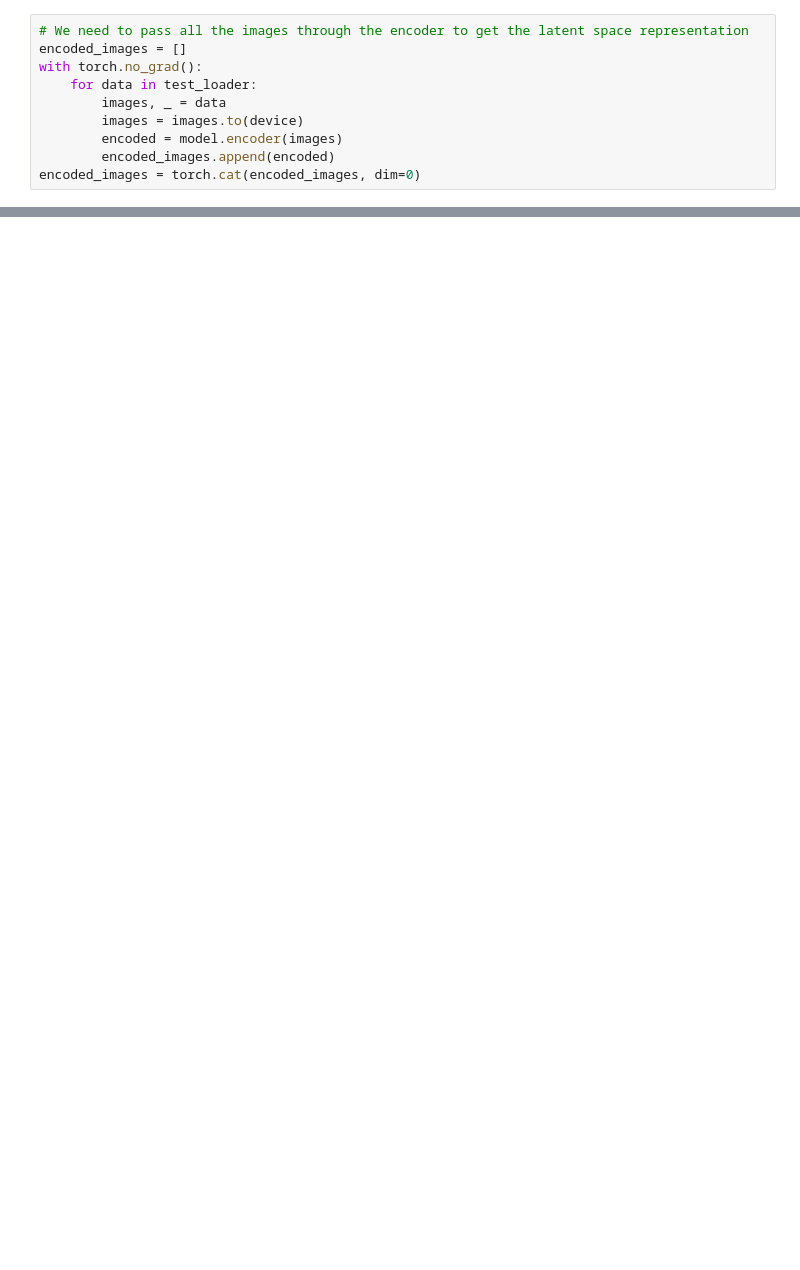
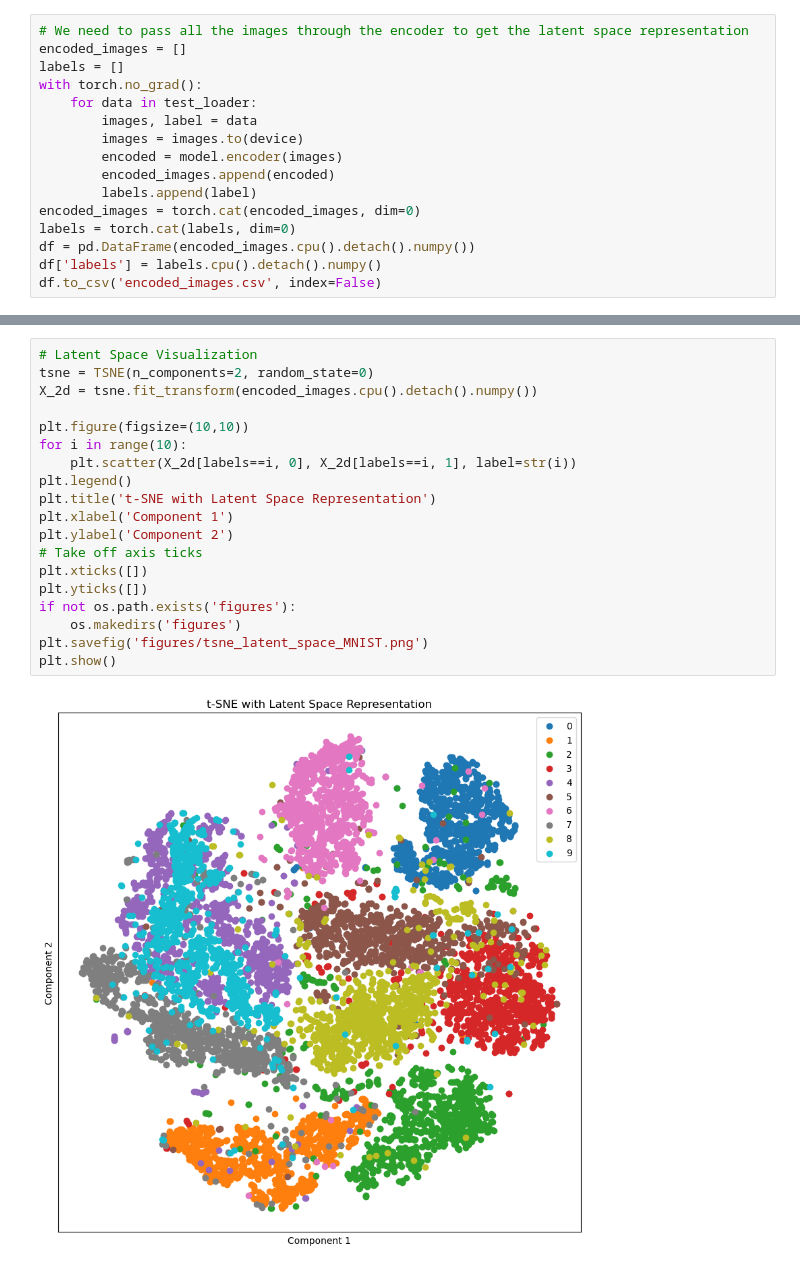
Before and after one commit to CesarAugusto14/studying_interpretability, a Jupyter notebook: autoencoder.ipynb, the cells around one changed output, grey strips where cells are left out. Saved outputs shown, nothing was run; the diff lists cells and outputs as text; blank space fills up the shorter version.

```diff
--- a/autoencoder.ipynb
+++ b/autoencoder.ipynb
@@ -310,10 +320,16 @@ plt.show()
 # %%
 # We need to pass all the images through the encoder to get the latent space representation
 encoded_images = []
+labels = []
 with torch.no_grad():
     for data in test_loader:
-        images, _ = data
+        images, label = data
         images = images.to(device)
         encoded = model.encoder(images)
         encoded_images.append(encoded)
+        labels.append(label)
 encoded_images = torch.cat(encoded_images, dim=0)
+labels = torch.cat(labels, dim=0)
+df = pd.DataFrame(encoded_images.cpu().detach().numpy())
+df['labels'] = labels.cpu().detach().numpy()
+df.to_csv('encoded_images.csv', index=False)
@@ -323,0 +340,21 @@ torch.Size([10000, 576])
+# %%
+# Latent Space Visualization
+tsne = TSNE(n_components=2, random_state=0)
+X_2d = tsne.fit_transform(encoded_images.cpu().detach().numpy())
+
+plt.figure(figsize=(10,10))
+for i in range(10):
+    plt.scatter(X_2d[labels==i, 0], X_2d[labels==i, 1], label=str(i))
+plt.legend()
+plt.title('t-SNE with Latent Space Representation')
+plt.xlabel('Component 1')
+plt.ylabel('Component 2')
+# Take off axis ticks
+plt.xticks([])
+plt.yticks([])
+if not os.path.exists('figures'):
+    os.makedirs('figures')
+plt.savefig('figures/tsne_latent_space_MNIST.png')
+plt.show()
+# %% [output]
+[figure, added]
```
Also changed, not shown: parts of 23 cells of this notebook.
